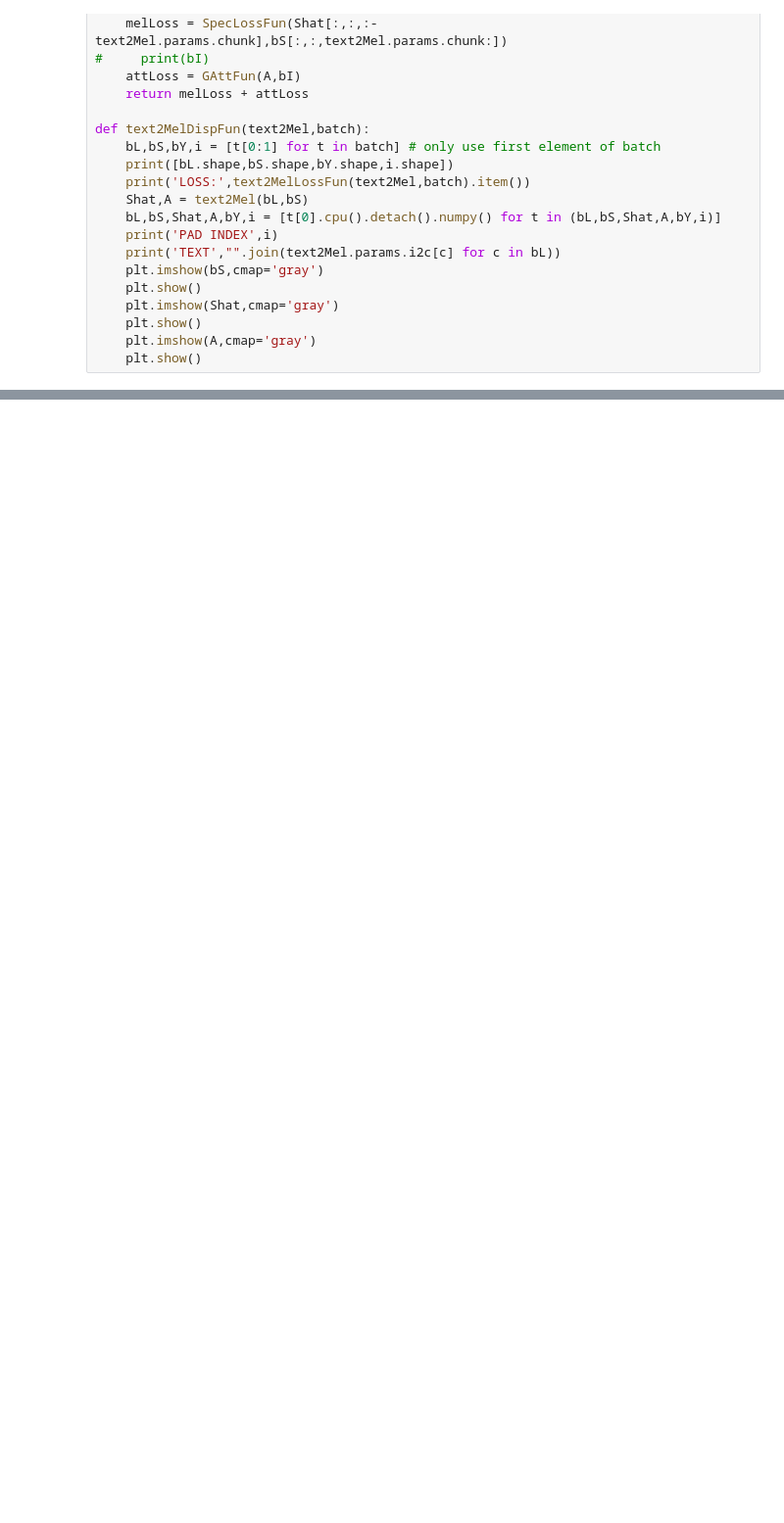
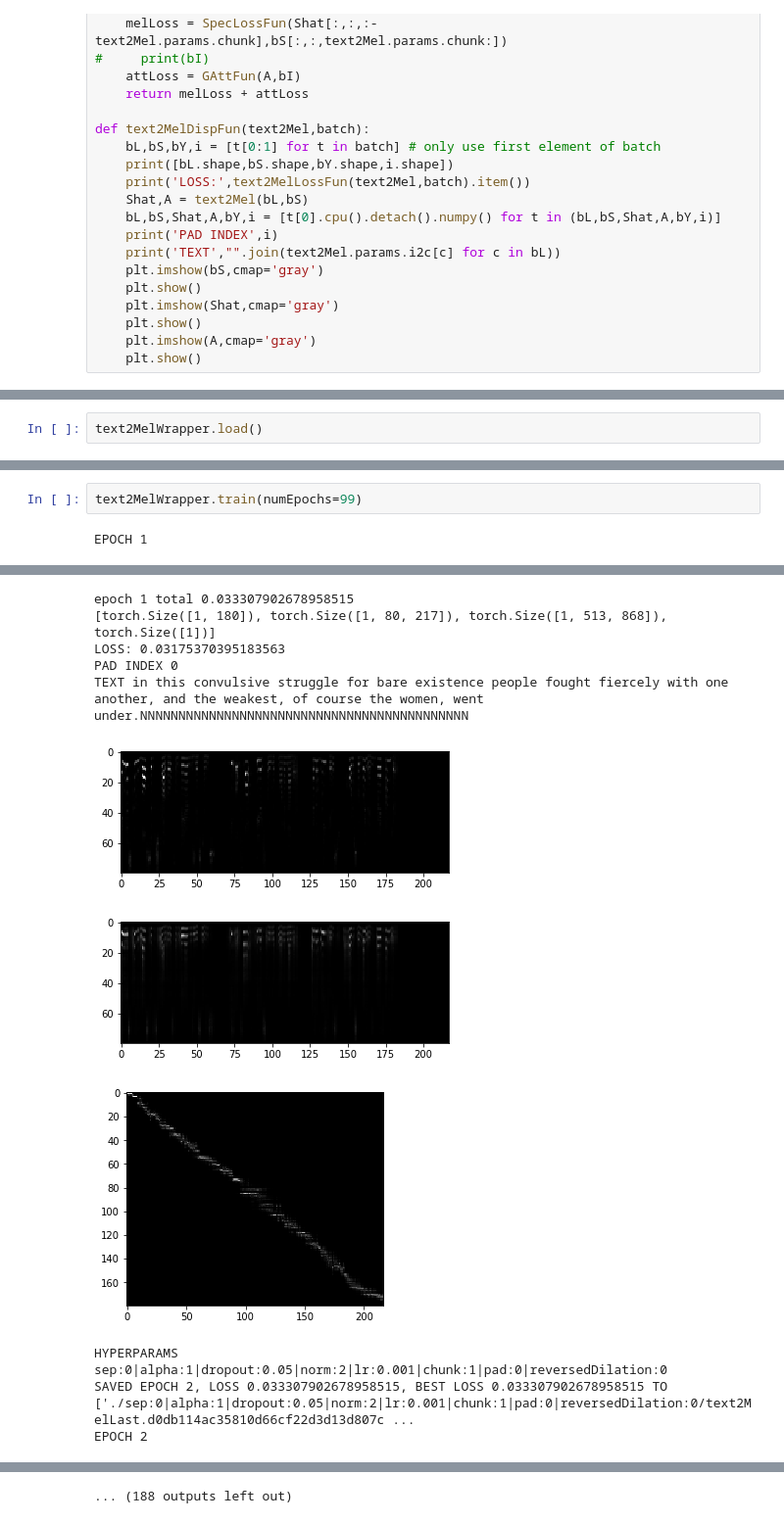
Before and after one commit to aduriseti/ETTTS_pytorch, a Jupyter notebook: dcttsTrain.ipynb, the cells around one changed output, grey strips where cells are left out. Shown at 98% size. Saved outputs shown, nothing was run; the diff lists cells and outputs as text; blank space fills up the shorter version.

```diff
--- a/dcttsTrain.ipynb
+++ b/dcttsTrain.ipynb
@@ -133,0 +134,2 @@ TOTAL PARAM COUNT 23970288
+# %%
+text2MelWrapper.load()
@@ -133,0 +139,4 @@ TOTAL PARAM COUNT 23970288
+# %%
+text2MelWrapper.train(numEpochs=99)
+# %% [output]
+EPOCH 1
@@ -133,0 +144,11 @@ TOTAL PARAM COUNT 23970288
+epoch 1 total 0.033307902678958515
+[torch.Size([1, 180]), torch.Size([1, 80, 217]), torch.Size([1, 513, 868]), torch.Size([1])]
+LOSS: 0.03175370395183563
+PAD INDEX 0
+TEXT in this convulsive struggle for bare existence people fought fiercely with one another, and the weakest, of course the women, went under.NNNNNNNNNNNNNNNNNNNNNNNNNNNNNNNNNNNNNNNNNNN
+[figure, added]
+[figure, added]
+[figure, added]
+HYPERPARAMS sep:0|alpha:1|dropout:0.05|norm:2|lr:0.001|chunk:1|pad:0|reversedDilation:0
+SAVED EPOCH 2, LOSS 0.033307902678958515, BEST LOSS 0.033307902678958515 TO ['./sep:0|alpha:1|dropout:0.05|norm:2|lr:0.001|chunk:1|pad:0|reversedDilation:0/text2MelLast.d0db114ac35810d66cf22d3d13d807c ...
+EPOCH 2
@@ -134,3 +164,4 @@ TOTAL PARAM COUNT 23970288
+... (188 outputs left out)
 # %%
 text2MelWrapper.load()
 plt.plot(text2MelWrapper.lossHist[5:])
```
Also changed, not shown: parts of 7 cells of this notebook, 3 other files.
